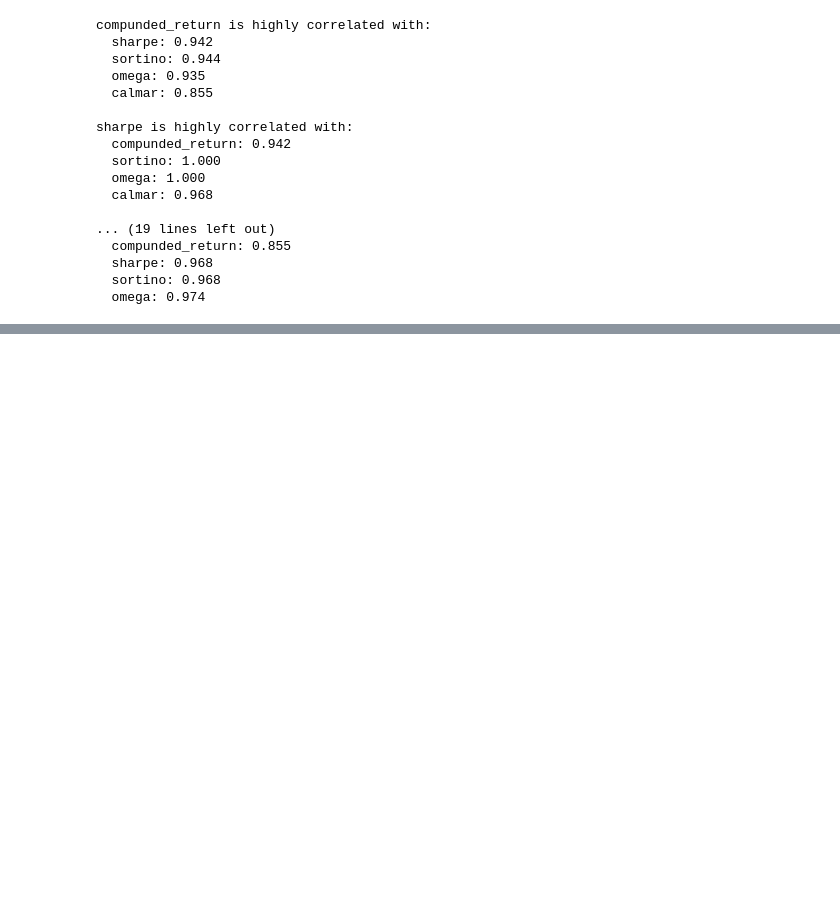
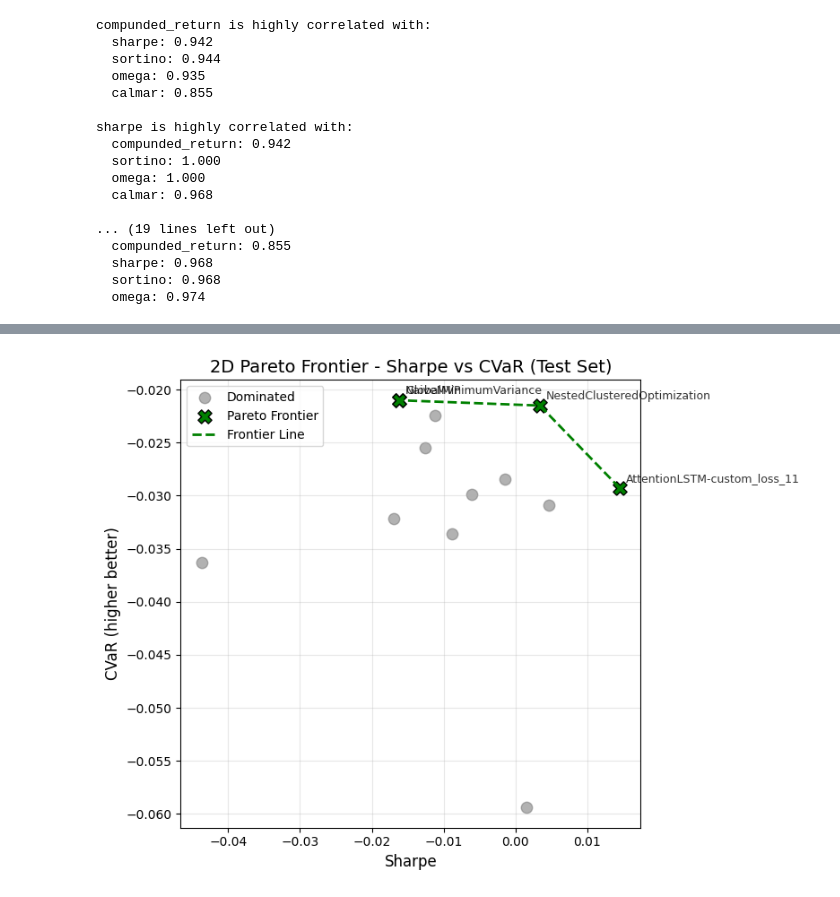
Before and after one commit to travisdesell/exact, a Jupyter notebook: financial_loss_functions/exploration/test_analysis.ipynb, the cells around one changed output, grey strips where cells are left out. Cells and saved outputs as stored; diff of their text form; code cells hidden in the pictures; blank space fills up the shorter version.

```diff
--- a/financial_loss_functions/exploration/test_analysis.ipynb
+++ b/financial_loss_functions/exploration/test_analysis.ipynb
@@ -121,11 +112,15 @@ bench_rets = test_returns_deserial['benchmarks']
 # %%
-# Remove date range keys for nn returns
+# Remove date range keys for nn returns, We also collect model+loss names
+nn_model_losses = []
 nn_seed_rets_no_dates = {seed: {} for seed in nn_seed_rets.keys()}
 for seed, seed_perfs in nn_seed_rets.items():
     for modl_name, windows_dict in seed_perfs.items():
+        nn_model_losses.append(modl_name)
         nn_seed_rets_no_dates[seed][modl_name] = np.stack(
             [wind_rets for dates, wind_rets in windows_dict.items()]
         )
+
+nn_model_losses = set(nn_model_losses)
 
 # Remove date range keys for benchmarks
 bench_rets_no_dates = {name: {} for name in bench_rets.keys()}
@@ -148,10 +143,11 @@ for seed, seed_perfs in nn_seed_rets_no_dates.items():
     )
     seed_metric_dfs.append(evaluator.calc_pf_performances())
 
+all_seed_perf = pd.concat(seed_metric_dfs)
 # Stats Calculation
-n = pd.concat(seed_metric_dfs).groupby(level=0).count()
-avg_perf_metrics = pd.concat(seed_metric_dfs).groupby(level=0).mean() # Average over seeds
-std_perf_metrics = pd.concat(seed_metric_dfs).groupby(level=0).std(ddof=1) # Std across seeds
+n = all_seed_perf.groupby(level=0).count()
+avg_perf_metrics = all_seed_perf.groupby(level=0).mean() # Average over seeds
+std_perf_metrics = all_seed_perf.groupby(level=0).std(ddof=1) # Std across seeds
 
 # Extract the common n (assuming all models have same count)
 n_seeds = n.iloc[0, 0]   # or n['sharpe'].iloc[0] if column exists
@@ -304,3 +298,24 @@ frontier_3d
 | NestedClusteredOptimization | -0.006400 | 0.003400 | 0.005200 | -0.17200 | -0.021500 | 1.008900 | 0.000200 | False |
 | NaiveMVP | -0.090200 | -0.016200 | -0.024700 | -0.16840 | -0.021000 | 0.958700 | -0.000900 | False |
 | GlobalMinimumVariance | -0.090200 | -0.016200 | -0.024700 | -0.16840 | -0.021000 | 0.958700 | -0.000900 | False |
+# %%
+temp_perf = lower_bound_df.copy()
+
+temp_perf['dominated'] = pareto_dominance(temp_perf, ['sharpe', 'cvar'])
+
+frontier_2d = temp_perf[~temp_perf['dominated']]
+
+fig = plot_2d_pareto(
+    df=temp_perf,
+    x_col='sharpe',
+    y_col='cvar',
+    dominated_col='dominated',
+    title='2D Pareto Frontier - Sharpe vs CVaR (Test Set)',
+    xlabel='Sharpe',
+    ylabel='CVaR (higher better)'
+)
+plt.show()
+frontier_sorted = frontier_2d.sort_values('sharpe', ascending=False)
+frontier_sorted
+# %% [output]
+[figure, added]
```
Also changed, not shown: parts of 13 cells of this notebook, 2 other files.
